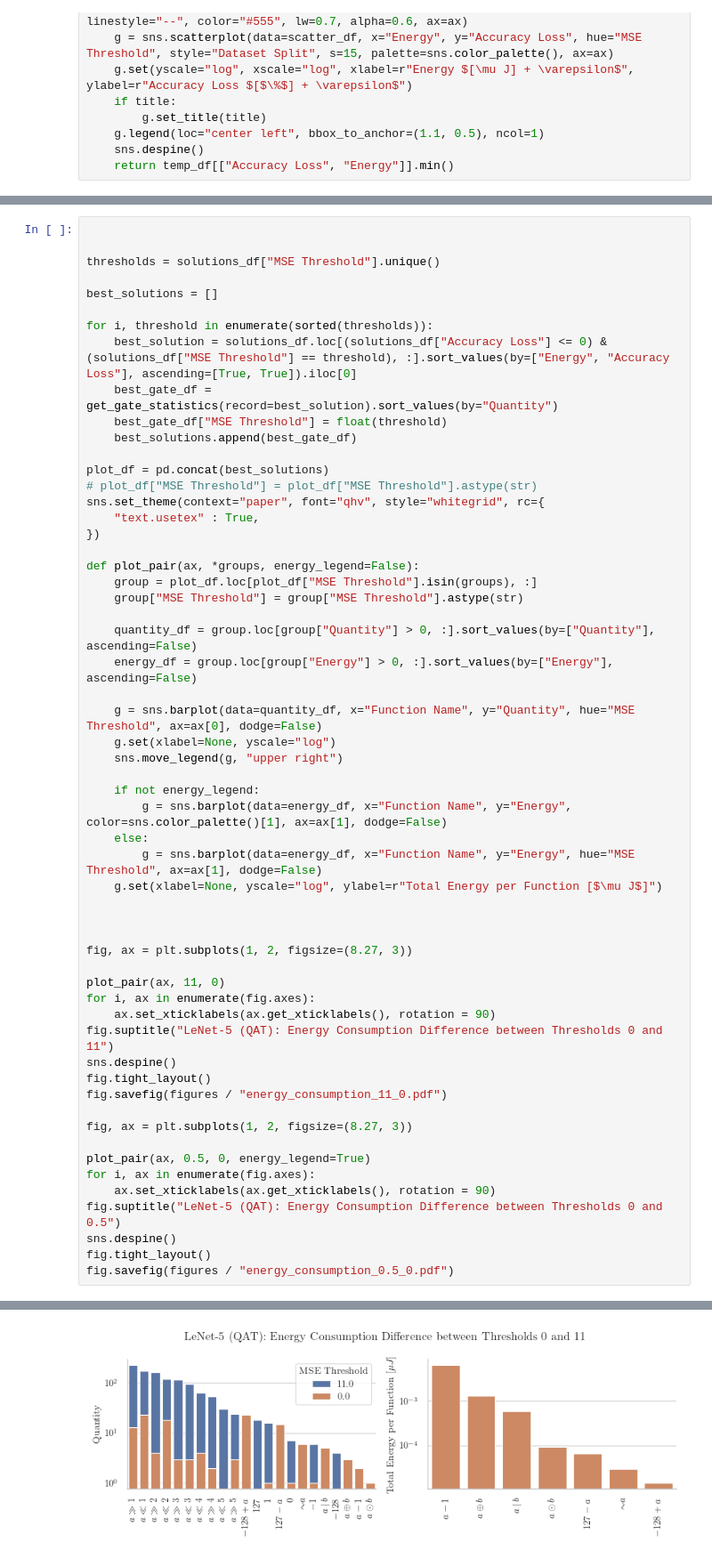
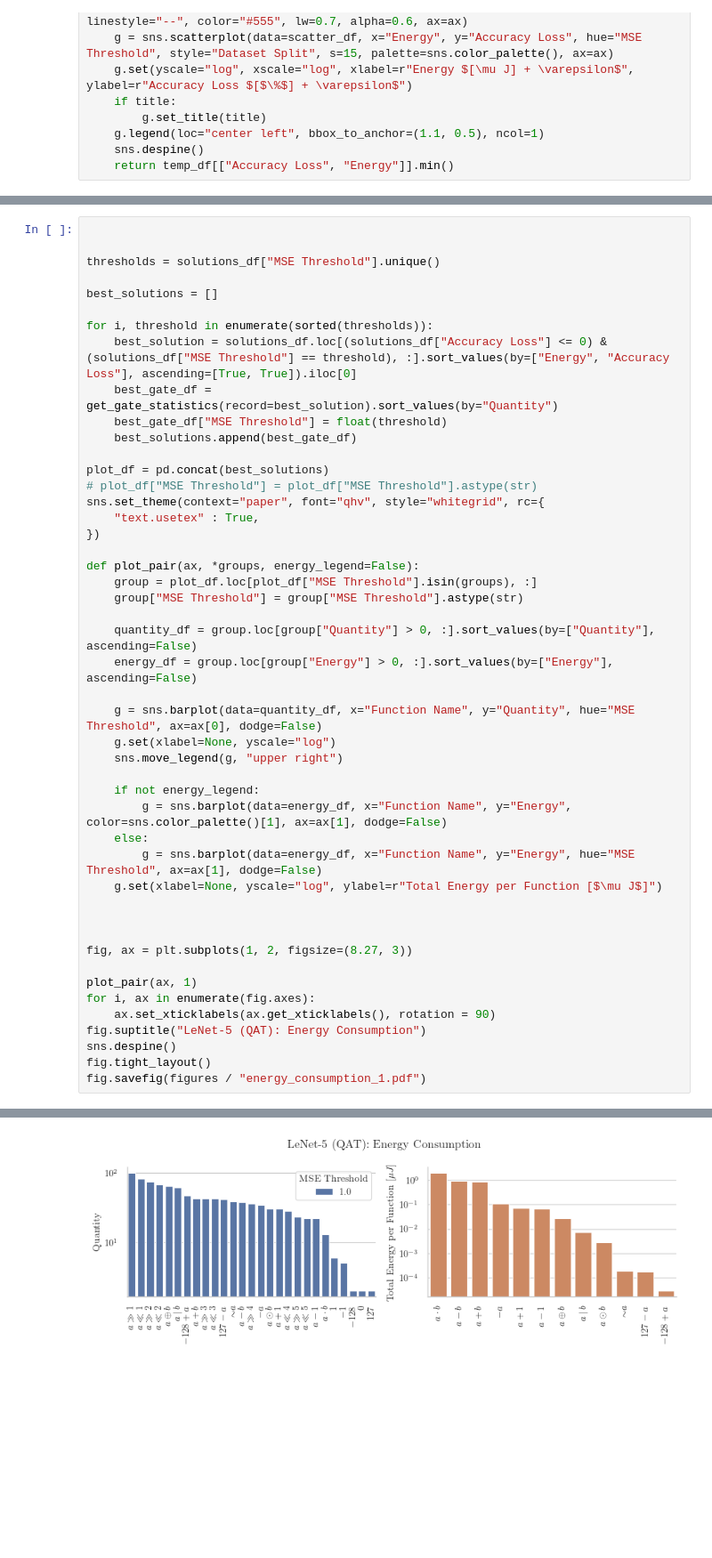
Before and after one commit to mlorinc/cnn-cgp-compressor, a Jupyter notebook: cmd/compress/all_layers.ipynb, the cells around one changed output, grey strips where cells are left out. Shown: that part at 89% size. Cells and saved outputs as stored; diff of their text form; blank space fills up the shorter version.

```diff
--- a/cmd/compress/all_layers.ipynb
+++ b/cmd/compress/all_layers.ipynb
@@ -345,21 +365,11 @@ def plot_pair(ax, *groups, energy_legend=False):
 
 fig, ax = plt.subplots(1, 2, figsize=(8.27, 3))
 
-plot_pair(ax, 11, 0)
+plot_pair(ax, 1)
 for i, ax in enumerate(fig.axes):
     ax.set_xticklabels(ax.get_xticklabels(), rotation = 90)
-fig.suptitle("LeNet-5 (QAT): Energy Consumption Difference between Thresholds 0 and 11")
+fig.suptitle("LeNet-5 (QAT): Energy Consumption")
 sns.despine()
 fig.tight_layout()
-fig.savefig(figures / "energy_consumption_11_0.pdf")
-
-fig, ax = plt.subplots(1, 2, figsize=(8.27, 3))
-
-plot_pair(ax, 0.5, 0, energy_legend=True)
-for i, ax in enumerate(fig.axes):
-    ax.set_xticklabels(ax.get_xticklabels(), rotation = 90)
-fig.suptitle("LeNet-5 (QAT): Energy Consumption Difference between Thresholds 0 and 0.5")
-sns.despine()
-fig.tight_layout()
-fig.savefig(figures / "energy_consumption_0.5_0.pdf")
+fig.savefig(figures / "energy_consumption_1.pdf")
 # %% [output]
@@ -393 +380 @@ See the caveats in the documentation: https://pandas.pydata.org/pandas-docs/stab
-[figure, old version]
+[figure, new version]
```
Also changed, not shown: parts of 10 cells of this notebook, 7 other files.
